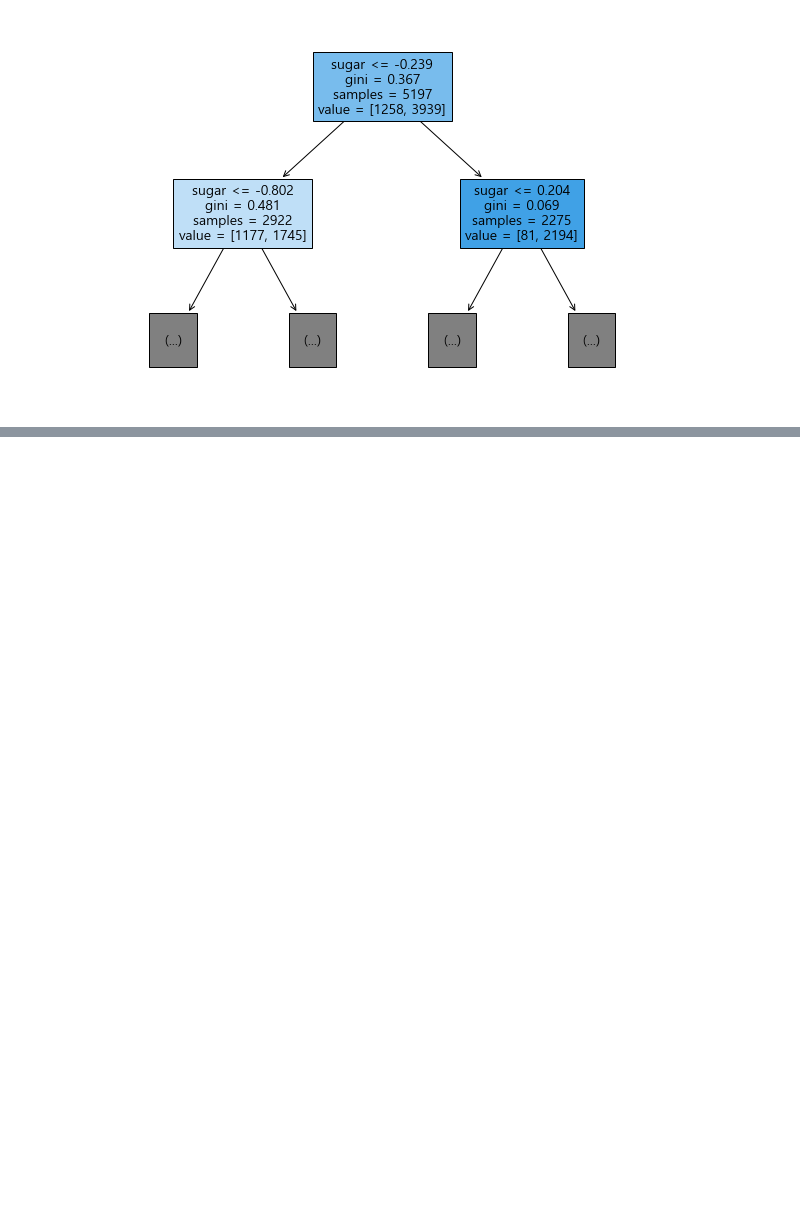
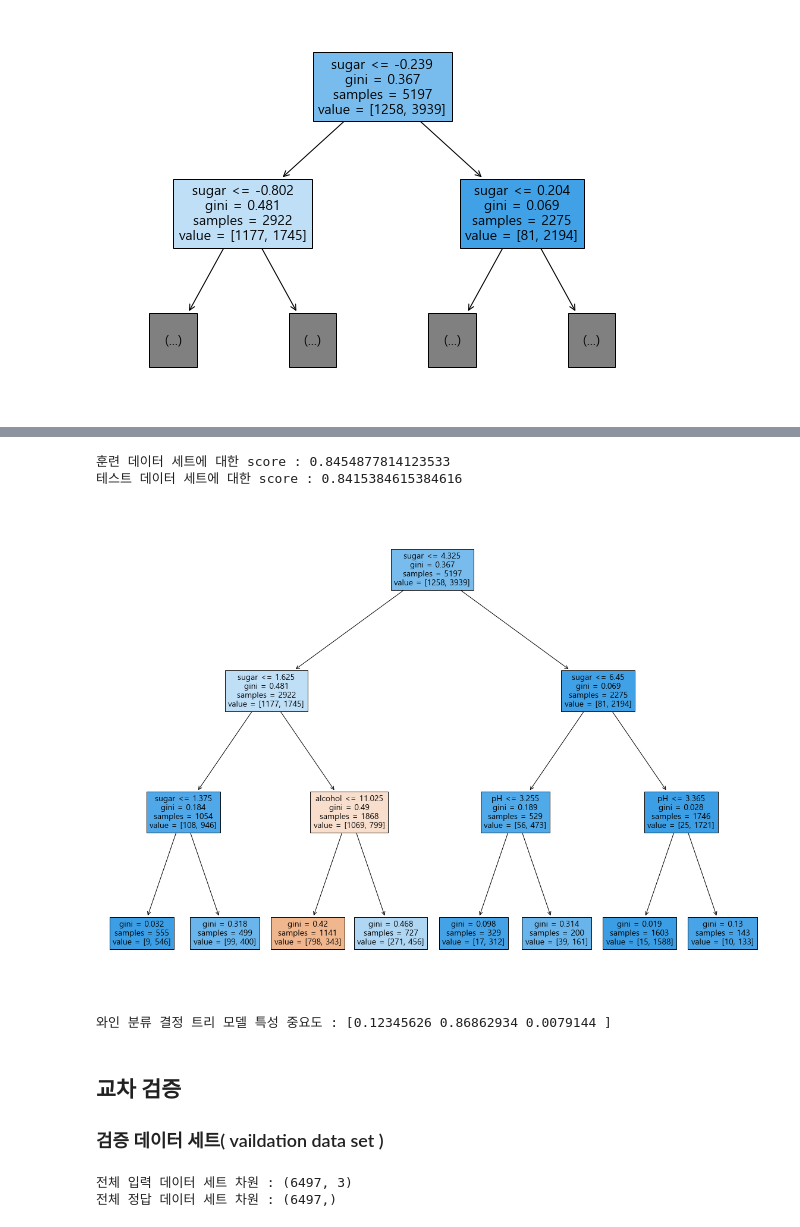
Before and after one commit to updaun/PythonBasic, a Jupyter notebook: jupyter_notebooks/DataModel/DecisionTree.ipynb, the cells around one changed output, grey strips where cells are left out. Drawn from its saved outputs; the diff is of its cells as text; code cells hidden in the pictures; blank space fills up the shorter version.

```diff
--- a/jupyter_notebooks/DataModel/DecisionTree.ipynb
+++ b/jupyter_notebooks/DataModel/DecisionTree.ipynb
@@ -206,0 +229,31 @@ plt.show()
+# %%
+dt = DecisionTreeClassifier(max_depth = 3, random_state = 42 )
+dt.fit(train_input, train_target)
+
+print(f'훈련 데이터 세트에 대한 score : {dt.score(train_input, train_target)}')
+print(f'테스트 데이터 세트에 대한 score : {dt.score(test_input, test_target)}')
+# %% [output]
+훈련 데이터 세트에 대한 score : 0.8454877814123533
+테스트 데이터 세트에 대한 score : 0.8415384615384616
+# %%
+plt.figure(figsize = (20,15))
+plot_tree(dt, filled = True,
+         feature_names = ['alcohol', 'sugar', 'pH'])
+plt.show()
+# %% [output]
+[figure, added]
+# %%
+print(f'와인 분류 결정 트리 모델 특성 중요도 : {dt.feature_importances_}')
+# 알콜, 당도, 산도 순으로 결과치 출력
+# 당도가 특성 중요도가 높다! -> 당도가 중요한 특성이다.
+# %% [output]
+와인 분류 결정 트리 모델 특성 중요도 : [0.12345626 0.86862934 0.0079144 ]
+# %% [markdown]
+## 교차 검증
+### 검증 데이터 세트(  vaildation data set )
+# %%
+print(f'전체 입력 데이터 세트 차원 : {data.shape}')
+print(f'전체 정답 데이터 세트 차원 : {target.shape}')
+# %% [output]
+전체 입력 데이터 세트 차원 : (6497, 3)
+전체 정답 데이터 세트 차원 : (6497,)
```
Also changed, not shown: parts of 22 cells of this notebook.
